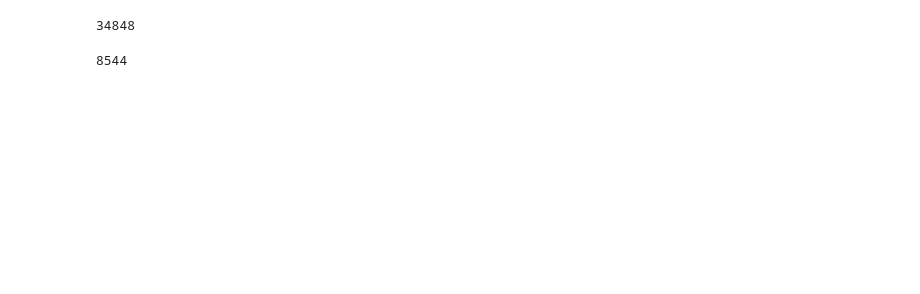
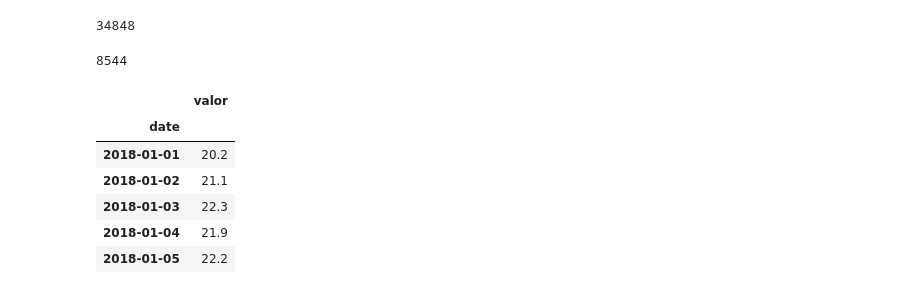
Before and after one commit to pabloschwarzenberg/CINF104, a Jupyter notebook: timeseries_coordinador/modelo_hora_temperatura.ipynb, the cells around one changed output. Drawn from its saved outputs; the diff is of its cells as text; code cells hidden in the pictures; blank space fills up the shorter version.

```diff
--- a/timeseries_coordinador/modelo_hora_temperatura.ipynb
+++ b/timeseries_coordinador/modelo_hora_temperatura.ipynb
@@ -145,3 +148,17 @@ yw_test=np.asarray(yw_test)
 yt_test=np.asarray(yt_test)
 # %% [output]
 8544
+# %%
+t_media=pd.read_csv("temperaturas/DMC_330020_Quinta_Normal_Santiago_media.csv",sep=";")
+t_media["date"]=pd.to_datetime(t_media["date"],format="%Y-%m-%d %H:%M:%S")
+t_media=t_media.set_index("date")
+t_media=t_media.query("date.dt.year>2017 and date.dt.year<2023")
+t_media.head()
+# %% [output]
+|  | valor |
+| date |  |
+| 2018-01-01 | 20.2 |
+| 2018-01-02 | 21.1 |
+| 2018-01-03 | 22.3 |
+| 2018-01-04 | 21.9 |
+| 2018-01-05 | 22.2 |
```
Also changed, not shown: parts of 5 cells of this notebook, 6 other files.
